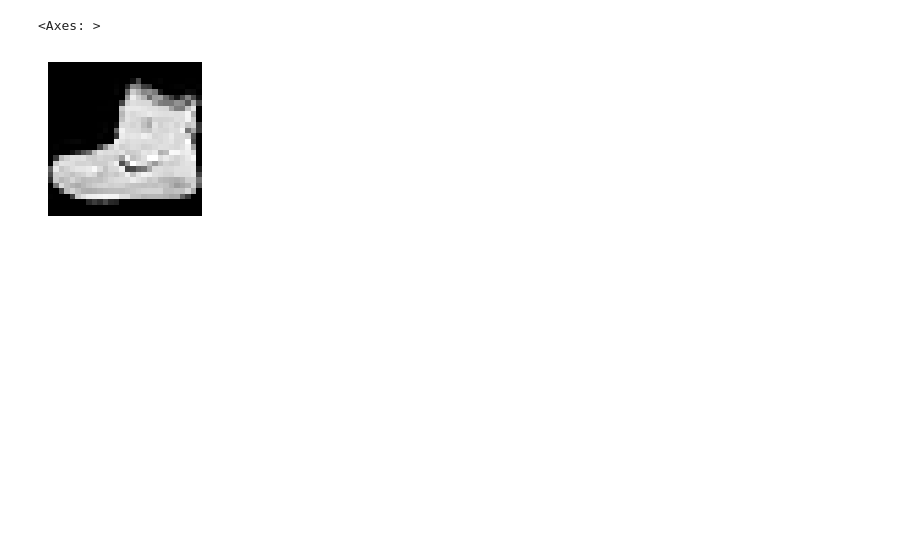
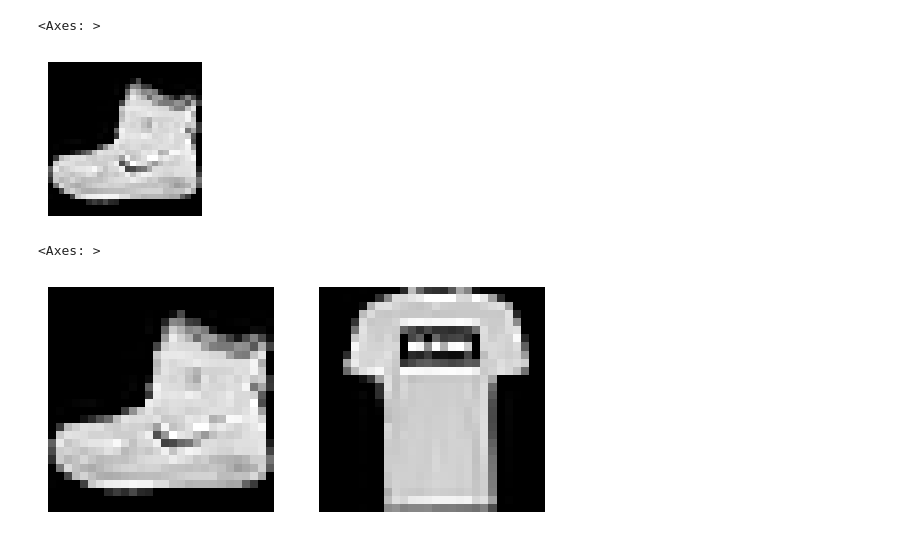
Before and after one commit to mtm-007/Deep-Learing-from-the-foundation-and-GEN_AI, a Jupyter notebook: data_sets_hf.ipynb, the cells around one changed output. Drawn from its saved outputs; the diff is of its cells as text; code cells hidden in the pictures; blank space fills up the shorter version.

```diff
--- a/data_sets_hf.ipynb
+++ b/data_sets_hf.ipynb
@@ -199,3 +199,10 @@ show_image(img, figsize=(2,2))
 # %% [output]
 <Axes: >
 [figure]
+# %%
+fig,axs = plt.subplots(1,2)
+show_image(img, axs[0])
+show_image(xb[1], axs[1])
+# %% [output]
+<Axes: >
+[figure, added]
```
Also changed, not shown: parts of 1 cell of this notebook.
